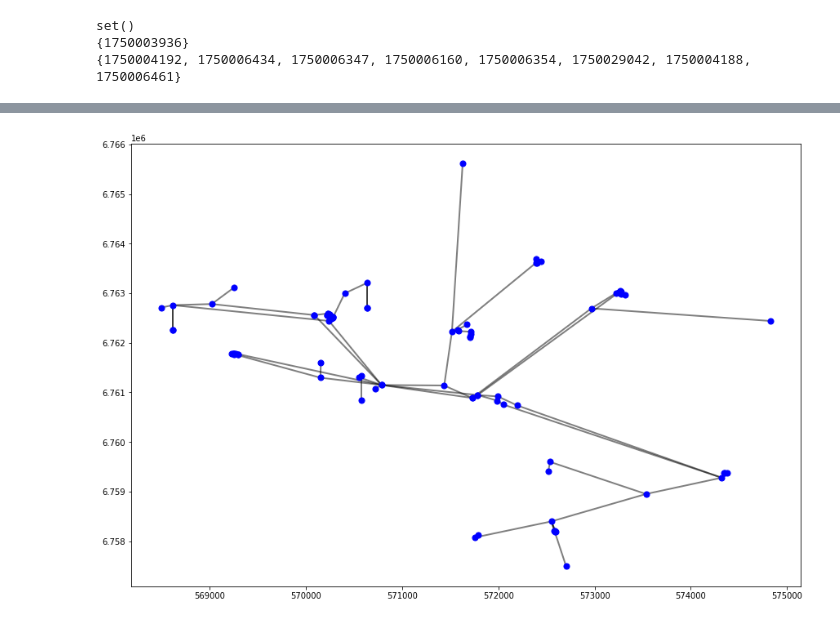
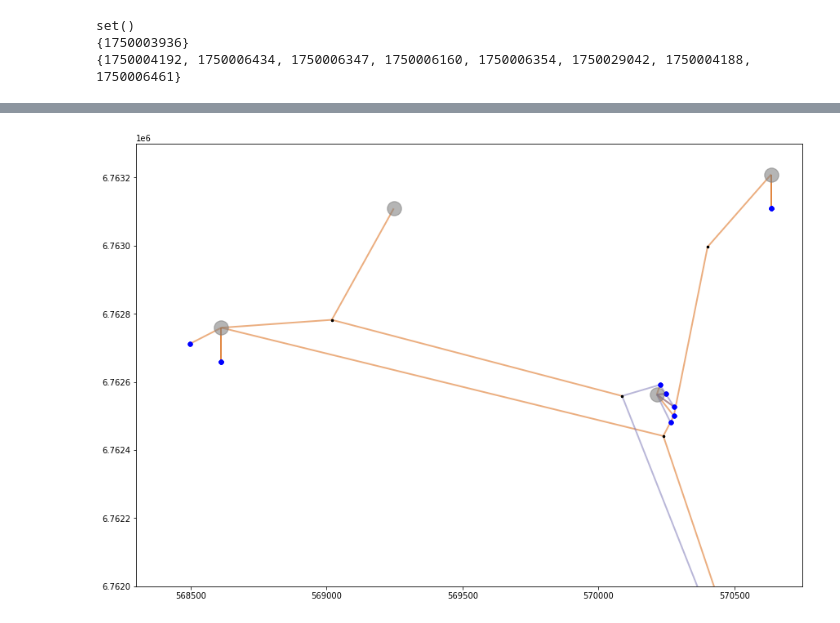
Before and after one commit to DenisYabl/PipesHydraulic, a Jupyter notebook: code/view_pipelines.ipynb, the cells around one changed output, grey strips where cells are left out. Drawn from its saved outputs; the diff is of its cells as text; code cells hidden in the pictures.

Commit message:
pipelines viewer, more advanced

```diff
--- a/code/view_pipelines.ipynb
+++ b/code/view_pipelines.ipynb
@@ -106,6 +121,8 @@ graph_df
 # %%
-mask = graph_df.X_end.isna()
+mask1 = graph_df.X_end.isna()
+mask2 = graph_df.X_start.isna()
+mask = mask1 | mask2
 graph_df.loc[mask, 'X_end'] = graph_df.X_start
-graph_df.loc[mask, 'Y_end'] = graph_df.Y_start - 500
+graph_df.loc[mask, 'Y_end'] = graph_df.Y_start - 100
 graph_df[mask]
 # %% [output]
@@ -130,11 +140,19 @@ pos2.columns = ['id', 'x', 'y']
 
 sp = dict(zip(pos1.id, (zip(pos1.x, pos1.y))))
 sp.update(zip(pos2.id, (zip(pos2.x, pos2.y))))
+# %%
+n1 = graph_df[['node_id_start', 'node_type_start']]
+n1.columns = ['id', 'type']
+n2 = graph_df[['node_id_end', 'node_type_end']]
+n2.columns = ['id', 'type']
+nodes_df = pd.concat([n1, n2]).drop_duplicates()
+
+
+pads = nodes_df[nodes_df.type == 1].id.to_list()
+wells = nodes_df[nodes_df.type == 2].id.to_list()
+juncs = nodes_df[nodes_df.type == 3].id.to_list()
+kns = nodes_df[nodes_df.type == 8].id.to_list()
 # %%
-# fig, ax = plt.subplots()
-# nx.draw(G,...,ax=ax) #notice we call draw, and not draw_networkx_nodes
-# limits=plt.axis('on') # turns on axis
-# ax.tick_params(left=True, bottom=True, labelleft=True, labelbottom=True)
 cmap=plt.get_cmap('tab20')
 for pl_id in pipeline_ids:
     df = graph_df[graph_df.pipeline_id == pl_id]
@@ -143,7 +161,15 @@ for pl_id in pipeline_ids:
     G = nx.from_pandas_edgelist(df)
     fig = plt.figure(constrained_layout=True, figsize=(12, 8))
     ax = fig.add_subplot(1,1,1)
-    nx.draw_networkx_nodes(G, sp, node_size=50, node_color="b", ax=ax)
+    g_nodes = set(G.nodes)
+    nodelist = list(set(wells) & g_nodes)
+    nx.draw_networkx_nodes(G, sp, nodelist=nodelist, node_size=25, node_color="blue", ax=ax)
+    nodelist = list(set(pads) & g_nodes)
+    nx.draw_networkx_nodes(G, sp, nodelist=nodelist, node_size=300, node_color="gray", alpha=0.25, ax=ax)
+    nodelist = list(set(juncs) & g_nodes)
+    nx.draw_networkx_nodes(G, sp, nodelist=nodelist, node_size=5, node_color="black", ax=ax)
+    nodelist = list(set(kns) & g_nodes)
+    nx.draw_networkx_nodes(G, sp, nodelist=nodelist, node_size=50, node_color="red", ax=ax)
     nx.draw_networkx_edges(G, sp, alpha=0.5, width=2, ax=ax)
     limits=plt.axis('on') # turns on axis
     ax.tick_params(left=True, bottom=True, labelleft=True, labelbottom=True)
@@ -156,19 +182,24 @@ plt.show()
 # %%
-cmap=plt.get_cmap('tab20')
+cmap=plt.get_cmap('Dark2').colors
 
 fig = plt.figure(constrained_layout=True, figsize=(12, 8))
 ax = fig.add_subplot(1,1,1)
 
-for pl_id in pipeline_ids:
+for pl_id, clr in zip(pipeline_ids, cmap):
     df = graph_df[graph_df.pipeline_id == pl_id]
     df = df[["node_id_start", "node_id_end"]]
     df.columns = ["source", "target"]
     G = nx.from_pandas_edgelist(df)
-    nx.draw_networkx_nodes(G, sp, node_size=50, node_color="b", ax=ax)
-    nx.draw_networkx_edges(G, sp, alpha=0.5, width=2, ax=ax)
+    nx.draw_networkx_nodes(G, sp, nodelist=wells, node_size=25, node_color="blue", ax=ax)
+    nx.draw_networkx_nodes(G, sp, nodelist=pads, node_size=300, node_color="gray", alpha=0.25, ax=ax)
+    nx.draw_networkx_nodes(G, sp, nodelist=juncs, node_size=5, node_color="black", ax=ax)
+    nx.draw_networkx_nodes(G, sp, nodelist=kns, node_size=50, node_color="red", ax=ax)
+    nx.draw_networkx_edges(G, sp, alpha=0.5, width=2, ax=ax, edge_color=clr)
 
 limits=plt.axis('on') # turns on axis
 ax.tick_params(left=True, bottom=True, labelleft=True, labelbottom=True)
+ax.set_xlim(568300, 570750)
+ax.set_ylim(6762000, 6763300)
 plt.show()
 # %% [output]
-[figure, old version]
+[figure, new version]
```
Also changed, not shown: parts of 7 cells of this notebook.
